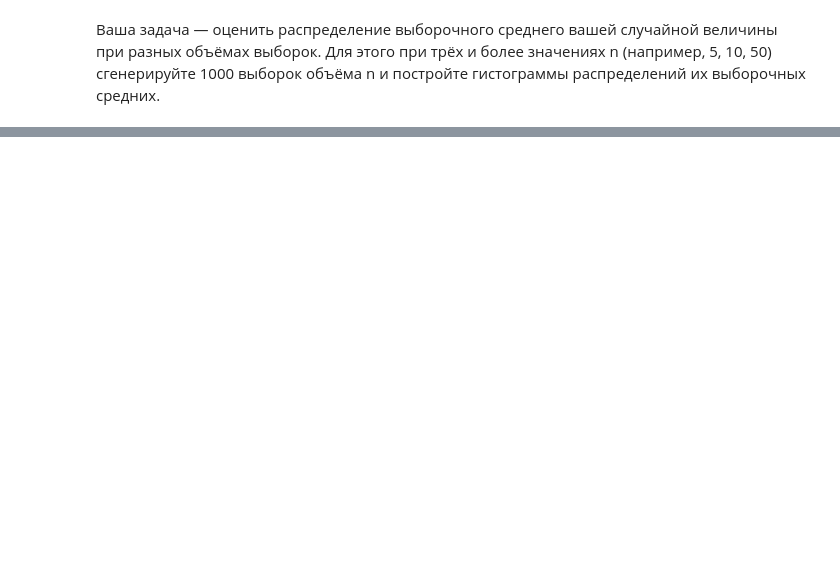
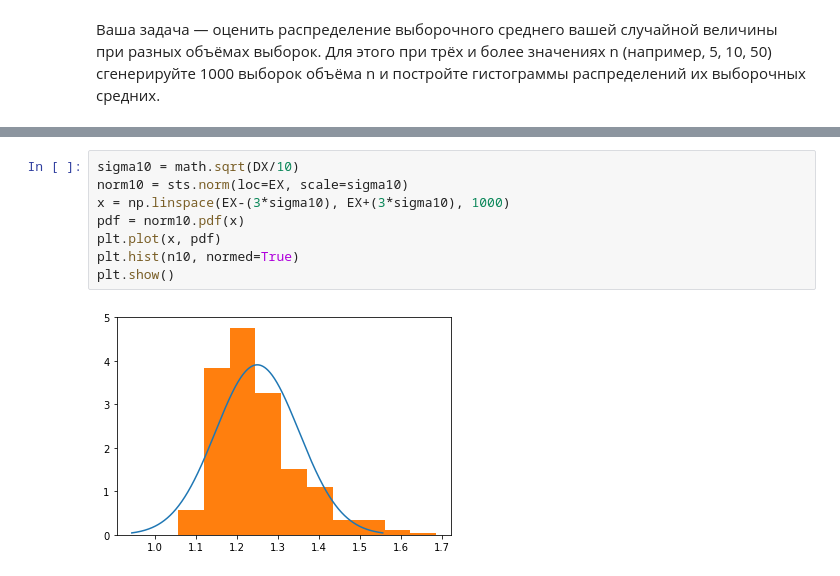
Before and after one commit to MacJei/coursera-cmp, a Jupyter notebook: w4/w4-cp.ipynb, the cells around one changed output, grey strips where cells are left out. Drawn from its saved outputs; the diff is of its cells as text; blank space fills up the shorter version.

```diff
--- a/w4/w4-cp.ipynb
+++ b/w4/w4-cp.ipynb
@@ -124,0 +114,10 @@ plt.show()
+# %%
+sigma10 = math.sqrt(DX/10)
+norm10 = sts.norm(loc=EX, scale=sigma10)
+x = np.linspace(EX-(3*sigma10), EX+(3*sigma10), 1000)
+pdf = norm10.pdf(x)
+plt.plot(x, pdf)
+plt.hist(n10, normed=True)
+plt.show()
+# %% [output]
+[figure, added]
```
Also changed, not shown: parts of 27 cells of this notebook, 3 other files.
